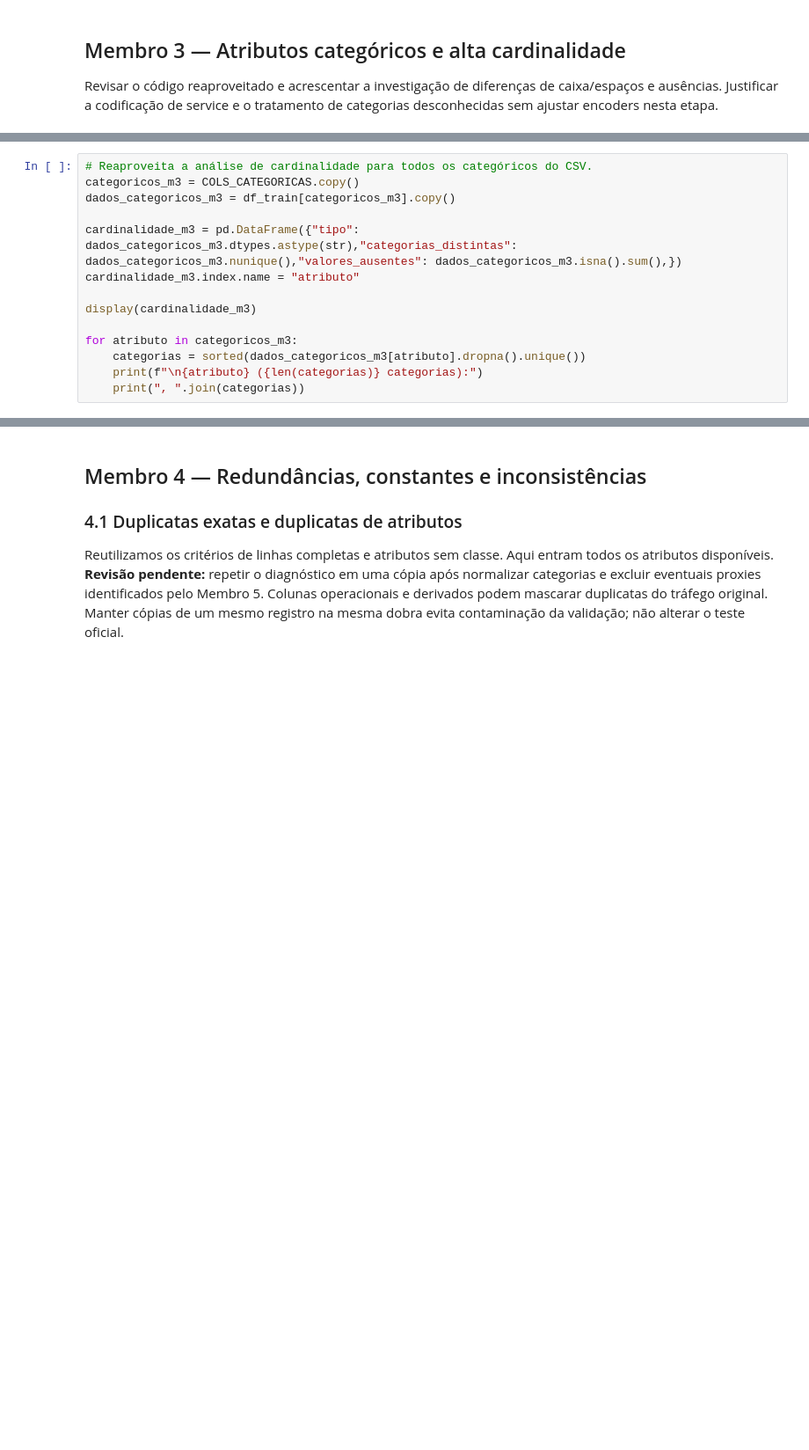
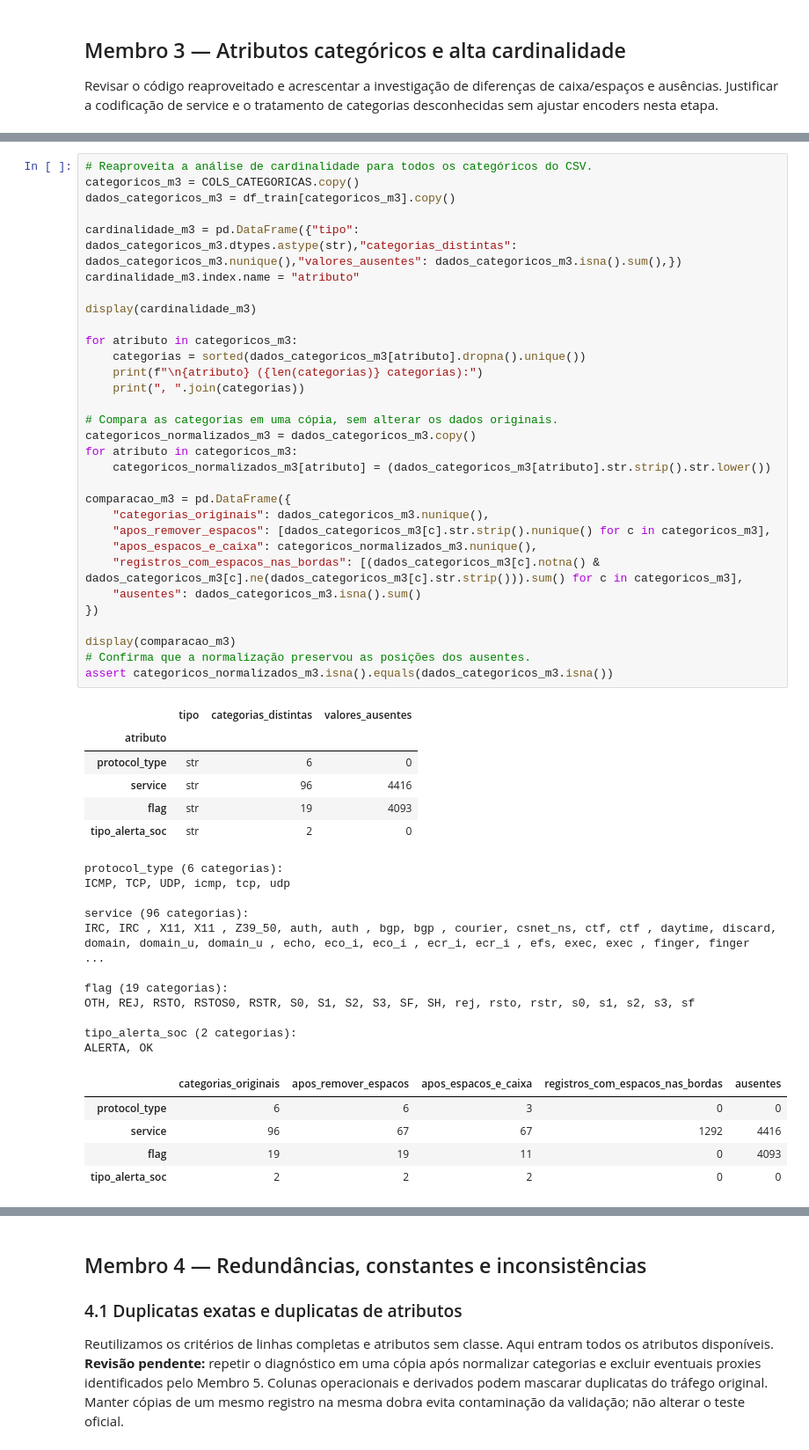
Before and after one commit to matheusmra/tp-ia, a Jupyter notebook: notebooks/01_analise_exploratoria.ipynb, the cells around one changed output, grey strips where cells are left out. Shown at 88% size. Saved outputs shown, nothing was run; the diff lists cells and outputs as text; blank space fills up the shorter version.

```diff
--- a/notebooks/01_analise_exploratoria.ipynb
+++ b/notebooks/01_analise_exploratoria.ipynb
@@ -465,14 +673,54 @@ Analisar todos os atributos textuais do treino, incluindo os adicionados. Sua pr
 # %%
 # Reaproveita a análise de cardinalidade para todos os categóricos do CSV.
 categoricos_m3 = COLS_CATEGORICAS.copy()
 dados_categoricos_m3 = df_train[categoricos_m3].copy()
 
 cardinalidade_m3 = pd.DataFrame({"tipo": dados_categoricos_m3.dtypes.astype(str),"categorias_distintas": dados_categoricos_m3.nunique(),"valores_ausentes": dados_categoricos_m3.isna().sum(),})
 cardinalidade_m3.index.name = "atributo"
 
 display(cardinalidade_m3)
 
 for atributo in categoricos_m3:
     categorias = sorted(dados_categoricos_m3[atributo].dropna().unique())
     print(f"\n{atributo} ({len(categorias)} categorias):")
     print(", ".join(categorias))
+
+# Compara as categorias em uma cópia, sem alterar os dados originais.
+categoricos_normalizados_m3 = dados_categoricos_m3.copy()
+for atributo in categoricos_m3:
+    categoricos_normalizados_m3[atributo] = (dados_categoricos_m3[atributo].str.strip().str.lower())
+
+comparacao_m3 = pd.DataFrame({
+    "categorias_originais": dados_categoricos_m3.nunique(),
+    "apos_remover_espacos": [dados_categoricos_m3[c].str.strip().nunique() for c in categoricos_m3],
+    "apos_espacos_e_caixa": categoricos_normalizados_m3.nunique(),
+    "registros_com_espacos_nas_bordas": [(dados_categoricos_m3[c].notna() & dados_categoricos_m3[c].ne(dados_categoricos_m3[c].str.strip())).sum() for c in categoricos_m3],
+    "ausentes": dados_categoricos_m3.isna().sum()
+})
+
+display(comparacao_m3)
+# Confirma que a normalização preservou as posições dos ausentes.
+assert categoricos_normalizados_m3.isna().equals(dados_categoricos_m3.isna())
+# %% [output]
+|  | tipo | categorias_distintas | valores_ausentes |
+| atributo |  |  |  |
+| protocol_type | str | 6 | 0 |
+| service | str | 96 | 4416 |
+| flag | str | 19 | 4093 |
+| tipo_alerta_soc | str | 2 | 0 |
+protocol_type (6 categorias):
+ICMP, TCP, UDP, icmp, tcp, udp
+
+service (96 categorias):
+IRC, IRC , X11, X11 , Z39_50, auth, auth , bgp, bgp , courier, csnet_ns, ctf, ctf , daytime, discard, domain, domain_u, domain_u , echo, eco_i, eco_i , ecr_i, ecr_i , efs, exec, exec , finger, finger  ...
+
+flag (19 categorias):
+OTH, REJ, RSTO, RSTOS0, RSTR, S0, S1, S2, S3, SF, SH, rej, rsto, rstr, s0, s1, s2, s3, sf
+
+tipo_alerta_soc (2 categorias):
+ALERTA, OK
+|  | categorias_originais | apos_remover_espacos | apos_espacos_e_caixa | registros_com_espacos_nas_bordas | ausentes |
+| protocol_type | 6 | 6 | 3 | 0 | 0 |
+| service | 96 | 67 | 67 | 1292 | 4416 |
+| flag | 19 | 19 | 11 | 0 | 4093 |
+| tipo_alerta_soc | 2 | 2 | 2 | 0 | 0 |
```
Also changed, not shown: parts of 26 cells of this notebook.
